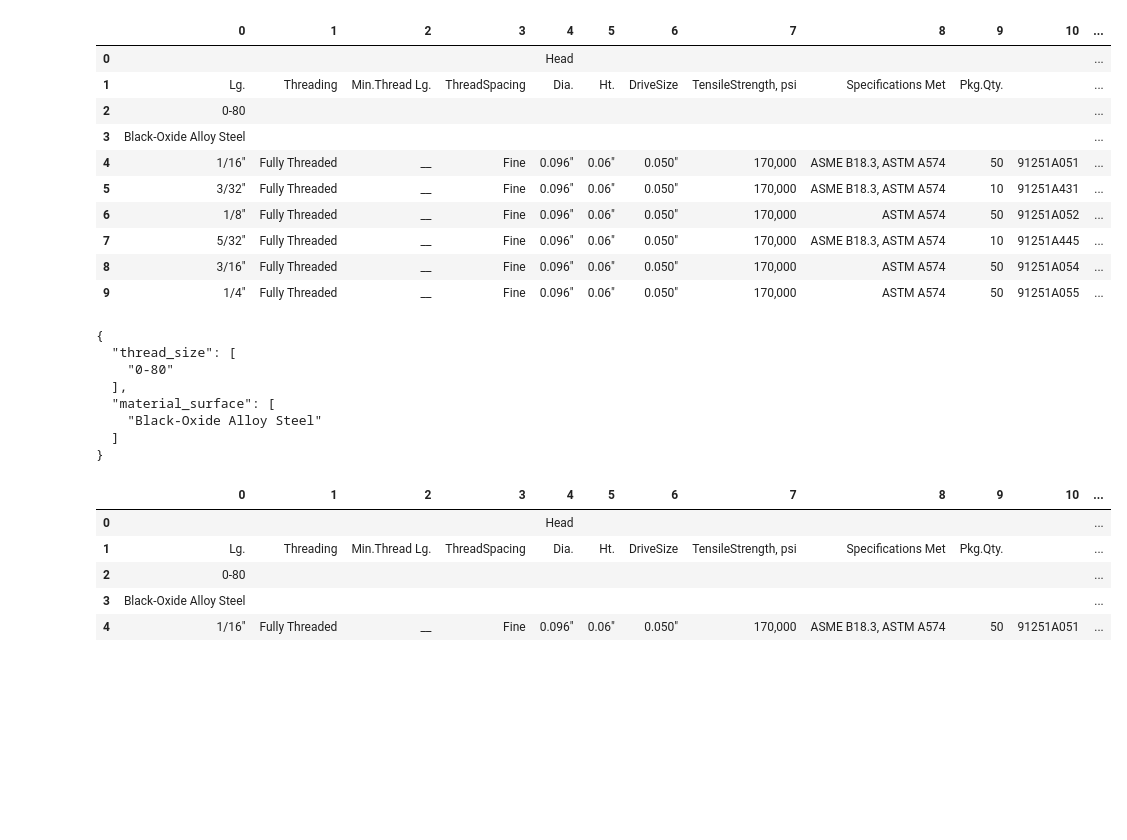
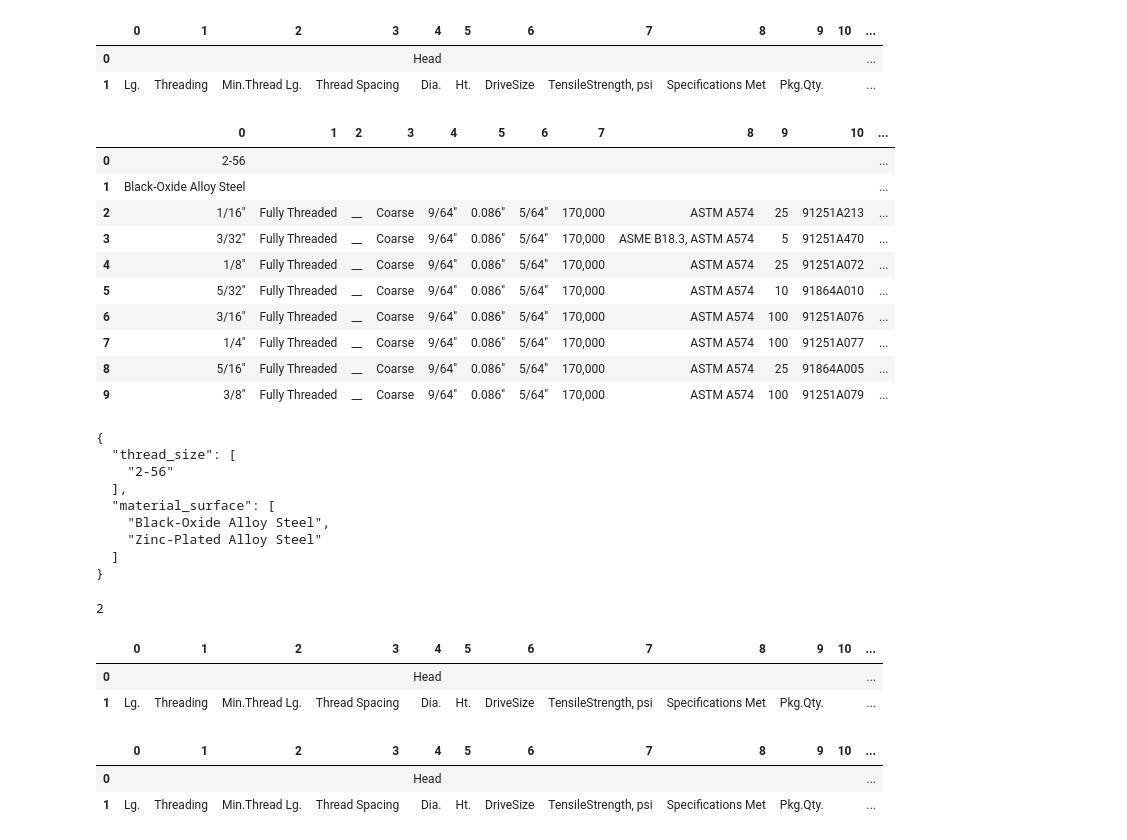
Before and after one commit to adkprakash/data-studio-rag, a Jupyter notebook: final.ipynb, the cells around one changed output. Saved outputs shown, nothing was run; the diff lists cells and outputs as text; code cells hidden in the pictures; blank space fills up the shorter version.

Commit message:
change feature in extract_table.py and solve bug in final.ipynb

```diff
--- a/final.ipynb
+++ b/final.ipynb
@@ -5,30 +5,47 @@ import json
 import pandas as pd
 import numpy as np
 # %%
-dataframe_list=create_dataframes()
+header_df,body_df=create_dataframes()
 llm_output_list= process_html_and_extract_data()
+# %%
+header_df[3].head()
+# %% [output]
+|  | 0 | 1 | 2 | 3 | 4 | 5 | 6 | 7 | 8 | 9 | 10 | ... |
+| 0 |  |  |  |  | Head |  |  |  |  |  |  | ... |
+| 1 | Lg. | Threading | Min.Thread Lg. | Thread Spacing | Dia. | Ht. | DriveSize | TensileStrength, psi | Specifications Met | Pkg.Qty. |  | ... |
 # %%
-dataframe_list[0].head(10)
+body_df[3].head(10)
 # %% [output]
 |  | 0 | 1 | 2 | 3 | 4 | 5 | 6 | 7 | 8 | 9 | 10 | ... |
-| 0 |  |  |  |  | Head |  |  |  |  |  |  | ... |
-| 1 | Lg. | Threading | Min.Thread Lg. | ThreadSpacing | Dia. | Ht. | DriveSize | TensileStrength, psi | Specifications Met | Pkg.Qty. |  | ... |
-| 2 | 0-80 |  |  |  |  |  |  |  |  |  |  | ... |
-| 3 | Black-Oxide Alloy Steel |  |  |  |  |  |  |  |  |  |  | ... |
-| 4 | 1/16" | Fully Threaded | __ | Fine | 0.096" | 0.06" | 0.050" | 170,000 | ASME B18.3, ASTM A574 | 50 | 91251A051 | ... |
-| 5 | 3/32" | Fully Threaded | __ | Fine | 0.096" | 0.06" | 0.050" | 170,000 | ASME B18.3, ASTM A574 | 10 | 91251A431 | ... |
-| 6 | 1/8" | Fully Threaded | __ | Fine | 0.096" | 0.06" | 0.050" | 170,000 | ASTM A574 | 50 | 91251A052 | ... |
-| 7 | 5/32" | Fully Threaded | __ | Fine | 0.096" | 0.06" | 0.050" | 170,000 | ASME B18.3, ASTM A574 | 10 | 91251A445 | ... |
-| 8 | 3/16" | Fully Threaded | __ | Fine | 0.096" | 0.06" | 0.050" | 170,000 | ASTM A574 | 50 | 91251A054 | ... |
-| 9 | 1/4" | Fully Threaded | __ | Fine | 0.096" | 0.06" | 0.050" | 170,000 | ASTM A574 | 50 | 91251A055 | ... |
+| 0 | 2-56 |  |  |  |  |  |  |  |  |  |  | ... |
+| 1 | Black-Oxide Alloy Steel |  |  |  |  |  |  |  |  |  |  | ... |
+| 2 | 1/16" | Fully Threaded | __ | Coarse | 9/64" | 0.086" | 5/64" | 170,000 | ASTM A574 | 25 | 91251A213 | ... |
+| 3 | 3/32" | Fully Threaded | __ | Coarse | 9/64" | 0.086" | 5/64" | 170,000 | ASME B18.3, ASTM A574 | 5 | 91251A470 | ... |
+| 4 | 1/8" | Fully Threaded | __ | Coarse | 9/64" | 0.086" | 5/64" | 170,000 | ASTM A574 | 25 | 91251A072 | ... |
+| 5 | 5/32" | Fully Threaded | __ | Coarse | 9/64" | 0.086" | 5/64" | 170,000 | ASTM A574 | 10 | 91864A010 | ... |
+| 6 | 3/16" | Fully Threaded | __ | Coarse | 9/64" | 0.086" | 5/64" | 170,000 | ASTM A574 | 100 | 91251A076 | ... |
+| 7 | 1/4" | Fully Threaded | __ | Coarse | 9/64" | 0.086" | 5/64" | 170,000 | ASTM A574 | 100 | 91251A077 | ... |
+| 8 | 5/16" | Fully Threaded | __ | Coarse | 9/64" | 0.086" | 5/64" | 170,000 | ASTM A574 | 25 | 91864A005 | ... |
+| 9 | 3/8" | Fully Threaded | __ | Coarse | 9/64" | 0.086" | 5/64" | 170,000 | ASTM A574 | 100 | 91251A079 | ... |
 # %%
-print(llm_output_list[0])
+print(llm_output_list[3])
 # %% [output]
 {
   "thread_size": [
-    "0-80"
+    "2-56"
   ],
   "material_surface": [
-    "Black-Oxide Alloy Steel"
+    "Black-Oxide Alloy Steel",
+    "Zinc-Plated Alloy Steel"
   ]
 }
+# %%
+head_row_len=header_df[3].shape[0]
+# %% [output]
+2
+# %%
+header_df[3].head()
+# %% [output]
+|  | 0 | 1 | 2 | 3 | 4 | 5 | 6 | 7 | 8 | 9 | 10 | ... |
+| 0 |  |  |  |  | Head |  |  |  |  |  |  | ... |
+| 1 | Lg. | Threading | Min.Thread Lg. | Thread Spacing | Dia. | Ht. | DriveSize | TensileStrength, psi | Specifications Met | Pkg.Qty. |  | ... |
@@ -40,9 +56,0 @@ for key in keys:
-# %%
-dataframe_list[0].head()
-# %% [output]
-|  | 0 | 1 | 2 | 3 | 4 | 5 | 6 | 7 | 8 | 9 | 10 | ... |
-| 0 |  |  |  |  | Head |  |  |  |  |  |  | ... |
-| 1 | Lg. | Threading | Min.Thread Lg. | ThreadSpacing | Dia. | Ht. | DriveSize | TensileStrength, psi | Specifications Met | Pkg.Qty. |  | ... |
-| 2 | 0-80 |  |  |  |  |  |  |  |  |  |  | ... |
-| 3 | Black-Oxide Alloy Steel |  |  |  |  |  |  |  |  |  |  | ... |
-| 4 | 1/16" | Fully Threaded | __ | Fine | 0.096" | 0.06" | 0.050" | 170,000 | ASME B18.3, ASTM A574 | 50 | 91251A051 | ... |
@@ -48,0 +66,6 @@ dataframe_list[0].head()
+# %%
+header_df[3]
+# %% [output]
+|  | 0 | 1 | 2 | 3 | 4 | 5 | 6 | 7 | 8 | 9 | 10 | ... |
+| 0 |  |  |  |  | Head |  |  |  |  |  |  | ... |
+| 1 | Lg. | Threading | Min.Thread Lg. | Thread Spacing | Dia. | Ht. | DriveSize | TensileStrength, psi | Specifications Met | Pkg.Qty. |  | ... |
```
Also changed, not shown: parts of 6 cells of this notebook, 3 other files.
